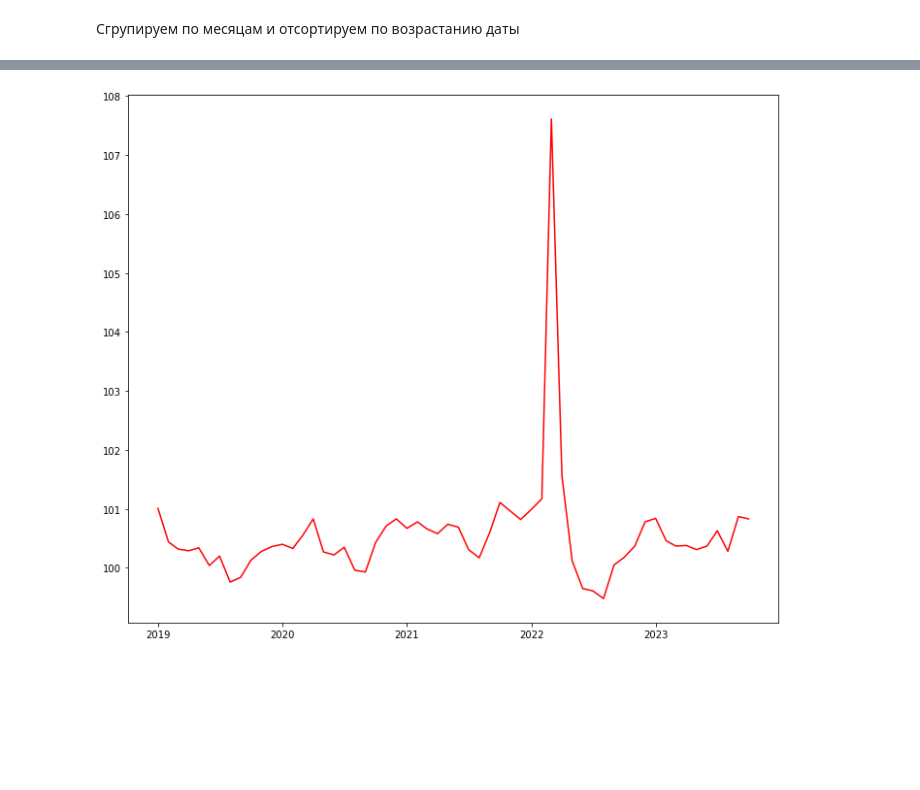
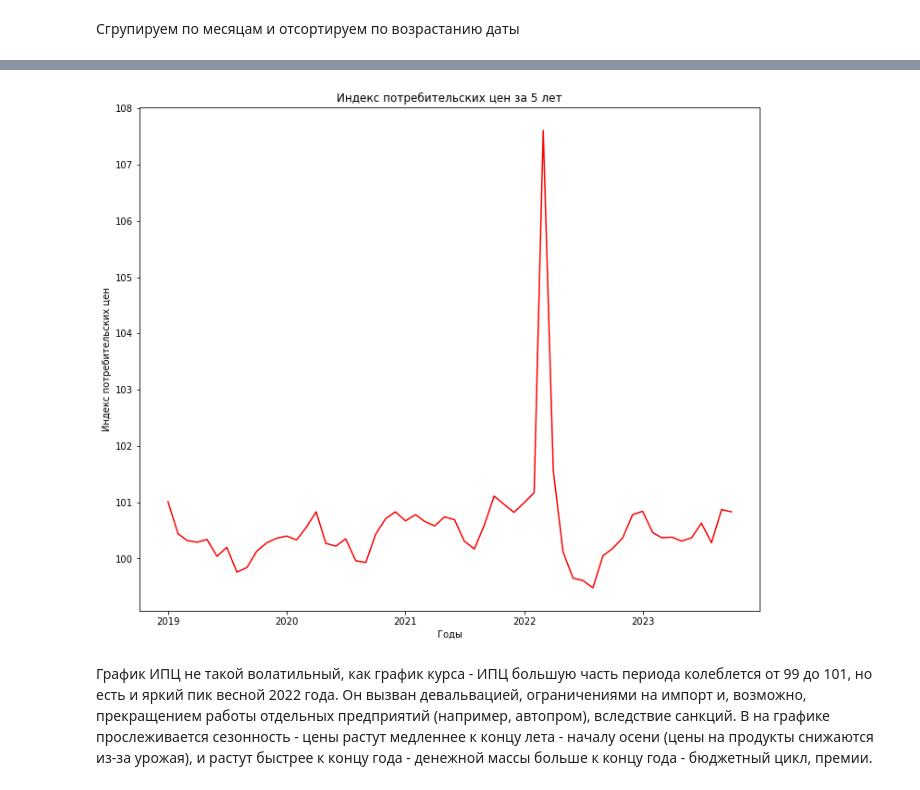
Before and after one commit to MBallod/Netologia_DS_Homeworks, a Jupyter notebook: FinaLHW_DS_Ballod.ipynb, the cells around one changed output, grey strips where cells are left out. Saved outputs shown, nothing was run; the diff lists cells and outputs as text; code cells hidden in the pictures; blank space fills up the shorter version.

```diff
--- a/FinaLHW_DS_Ballod.ipynb
+++ b/FinaLHW_DS_Ballod.ipynb
@@ -24,14 +21,0 @@ new_cpi.head()
-# %%
-new_cpi = cpi[-5:].reset_index(drop = True).copy()
-new_cpi.columns = range(0, 13)
-#cpi.loc[0][1] # первая [] - номер строки, вторая [] - номер столбца не считая индекс
-#new_cpi.stack()
-row_in_loop = 0
-cpi_in_column = pd.DataFrame(columns = ['year_', 'month_', 'cpi_value'], index=range(1, new_cpi.size))
-for row_ in range(1,len(new_cpi)+1):
-    for column_ in range(1, len(new_cpi.columns)):
-          row_in_loop +=1
-
-          cpi_in_column.loc[row_in_loop]['year_'] = 2018 + row_
-          cpi_in_column.loc[row_in_loop]['month_'] = column_
-          cpi_in_column.loc[row_in_loop]['cpi_value'] = new_cpi.loc[row_-1][column_]
@@ -53,0 +22,5 @@ cpi_in_column.head(10)
+# %%
+cpi_in_column = new_cpi.set_index(0).stack().to_frame(name = 'cpi')
+cpi_in_column.reset_index(inplace= True)
+cpi_in_column.rename(columns={0:'year_', 'level_1':'month_'}, inplace=True)
+cpi_in_column.head()
@@ -84,9 +69,13 @@ plt.show()
 # %%
 cpi_in_column.dropna(inplace=True, how='any')
 cpi_in_column['date'] = cpi_in_column['month_'].map(str)+ '-' +cpi_in_column['year_'].map(str)
 cpi_in_column['date'] = pd.to_datetime(cpi_in_column['date'], format='%m-%Y')
-fig, ax = plt.subplots()
-plt.plot_date(cpi_in_column['date'], cpi_in_column['cpi_value'], fmt='-r')
+plt.title('Индекс потребительских цен за 5 лет')
+plt.xlabel('Годы')
+plt.ylabel('Индекс потребительских цен')
+plt.plot_date(cpi_in_column['date'], cpi_in_column['cpi'], fmt='-r')
 plt.show()
 # %% [output]
-[figure, old version]
+[figure, new version]
+# %% [markdown]
+График ИПЦ не такой волатильный, как график курса - ИПЦ большую часть периода колеблется от 99 до 101, но есть и яркий пик весной 2022 года. Он вызван девальвацией, ограничениями на импорт и, возможно, прекращением работы отдельных предприятий (например, автопром), вследствие санкций. В на графике прослеживается сезонность - цены растут медленнее к концу лета - началу осени (цены на продукты снижаются из-за урожая), и растут быстрее к концу года - денежной массы больше к концу года - бюджетный цикл, премии.
```
Also changed, not shown: parts of 8 cells of this notebook, 2 other files.
